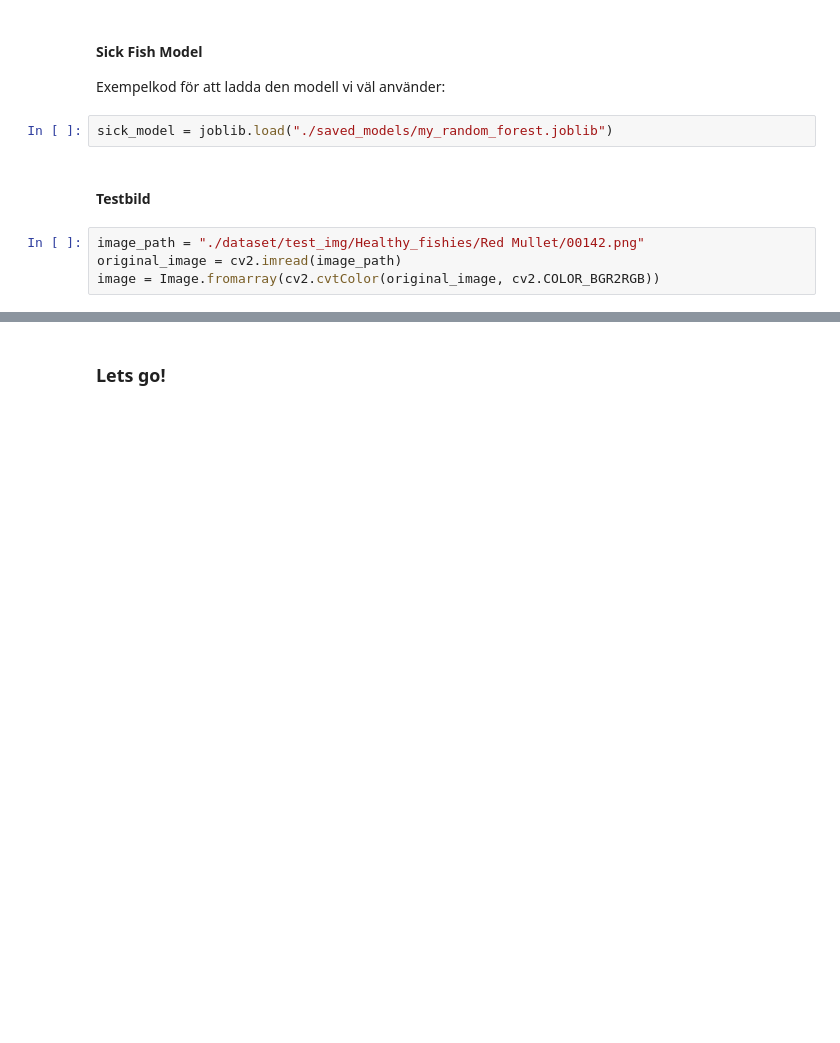
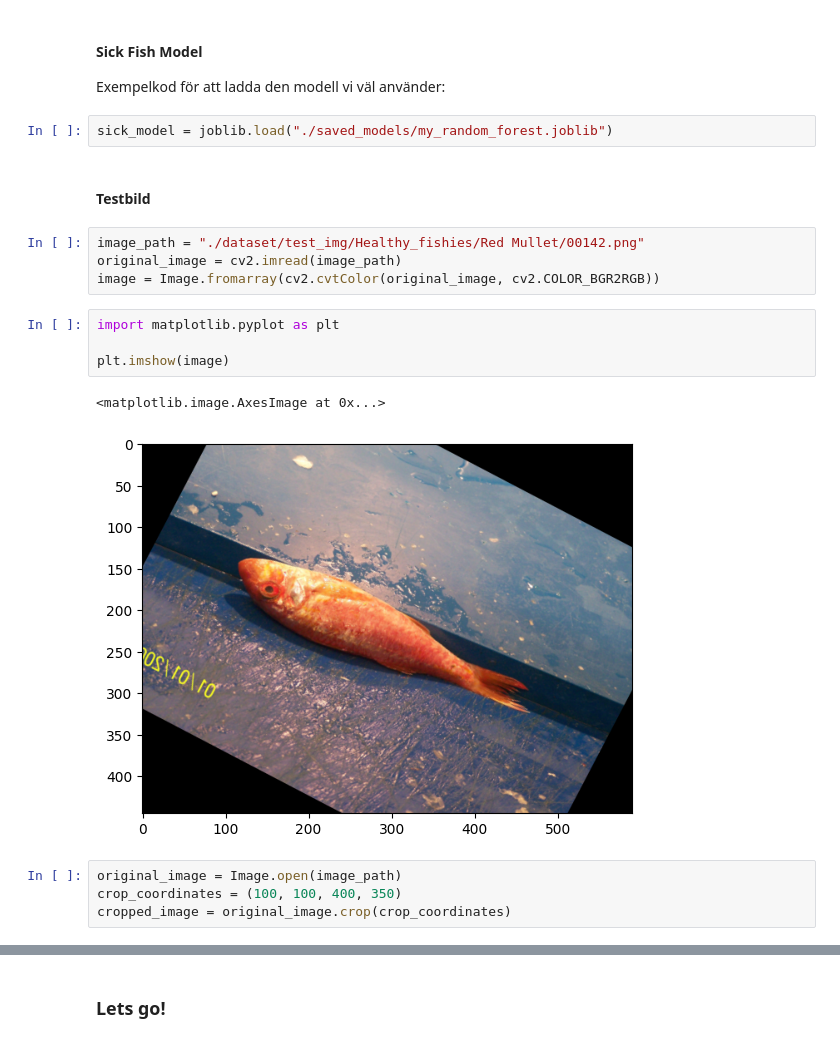
Before and after one commit to EmmelieGren/sick_fishes, a Jupyter notebook: main_models.ipynb, the cells around one changed output, grey strips where cells are left out. Drawn from its saved outputs; the diff is of its cells as text; blank space fills up the shorter version.

```diff
--- a/main_models.ipynb
+++ b/main_models.ipynb
@@ -30,3 +30,14 @@ sick_model = joblib.load("./saved_models/my_random_forest.joblib")
 image_path = "./dataset/test_img/Healthy_fishies/Red Mullet/00142.png"
 original_image = cv2.imread(image_path)
 image = Image.fromarray(cv2.cvtColor(original_image, cv2.COLOR_BGR2RGB))
+# %%
+import matplotlib.pyplot as plt
+
+plt.imshow(image)
+# %% [output]
+<matplotlib.image.AxesImage at 0x...>
+[figure, added]
+# %%
+original_image = Image.open(image_path)
+crop_coordinates = (100, 100, 400, 350)
+cropped_image = original_image.crop(crop_coordinates)
```
Also changed, not shown: parts of 2 cells of this notebook.
